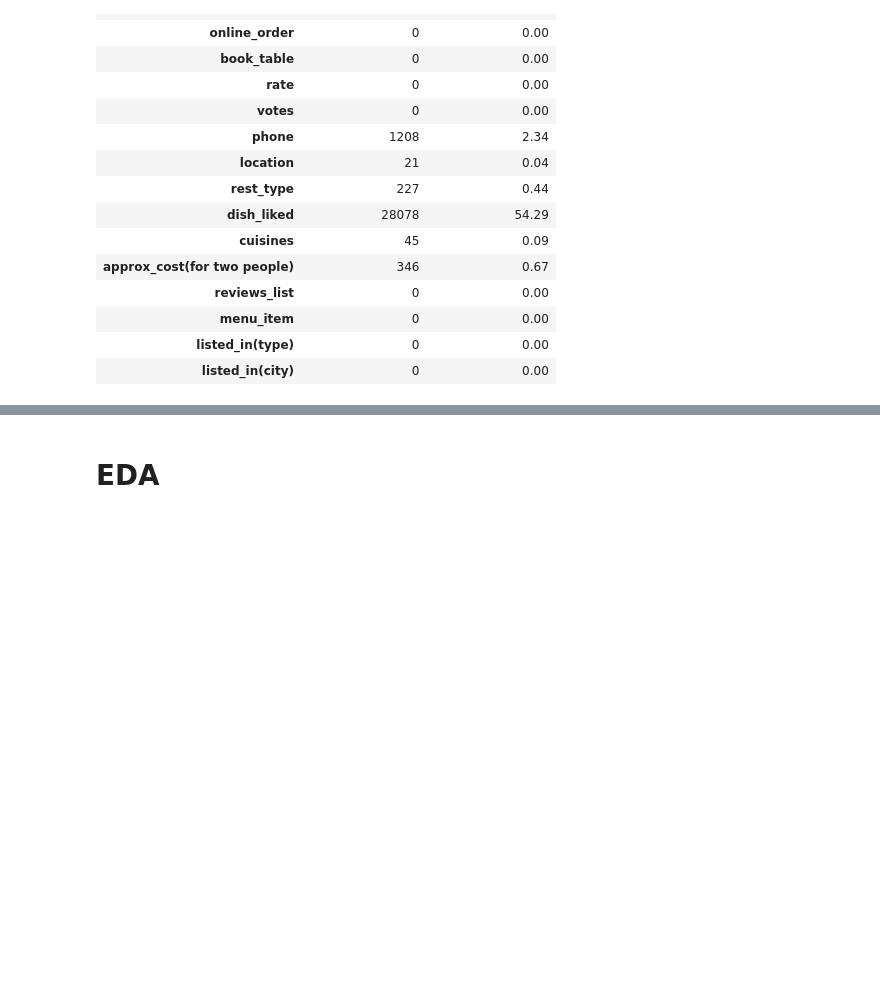
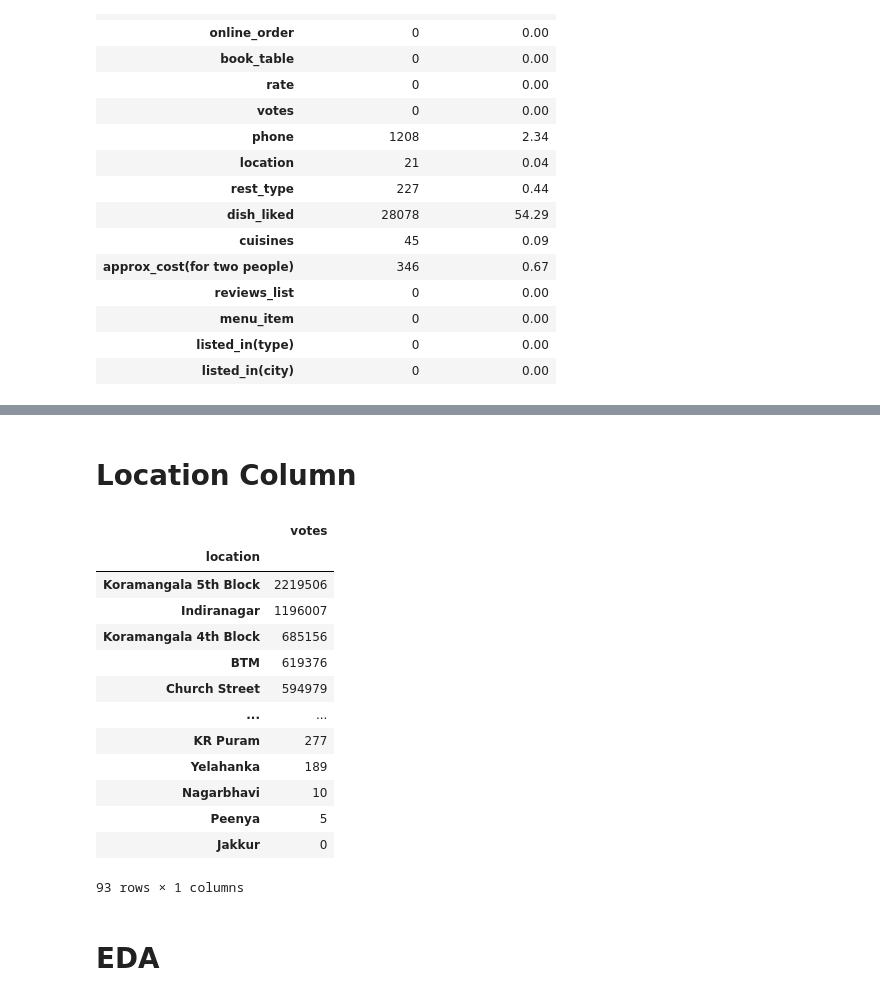
Before and after one commit to NitoBoritto/Zamato_Regression_Analysis, a Jupyter notebook: Code.ipynb, the cells around one changed output, grey strips where cells are left out. Drawn from its saved outputs; the diff is of its cells as text; code cells hidden in the pictures; blank space fills up the shorter version.

```diff
--- a/Code.ipynb
+++ b/Code.ipynb
@@ -185,3 +244,22 @@ Missing_Summary
+# %% [markdown]
+# Location Column
+# %%
+zomato_df[['location','votes']].groupby('location').sum().sort_values(by='votes',ascending=False)
+# %% [output]
+|  | votes |
+| location |  |
+| Koramangala 5th Block | 2219506 |
+| Indiranagar | 1196007 |
+| Koramangala 4th Block | 685156 |
+| BTM | 619376 |
+| Church Street | 594979 |
+| ... | ... |
+| KR Puram | 277 |
+| Yelahanka | 189 |
+| Nagarbhavi | 10 |
+| Peenya | 5 |
+| Jakkur | 0 |
+93 rows × 1 columns
 # %% [markdown]
 # EDA
 # %% [markdown]
```
Also changed, not shown: parts of 6 cells of this notebook.
